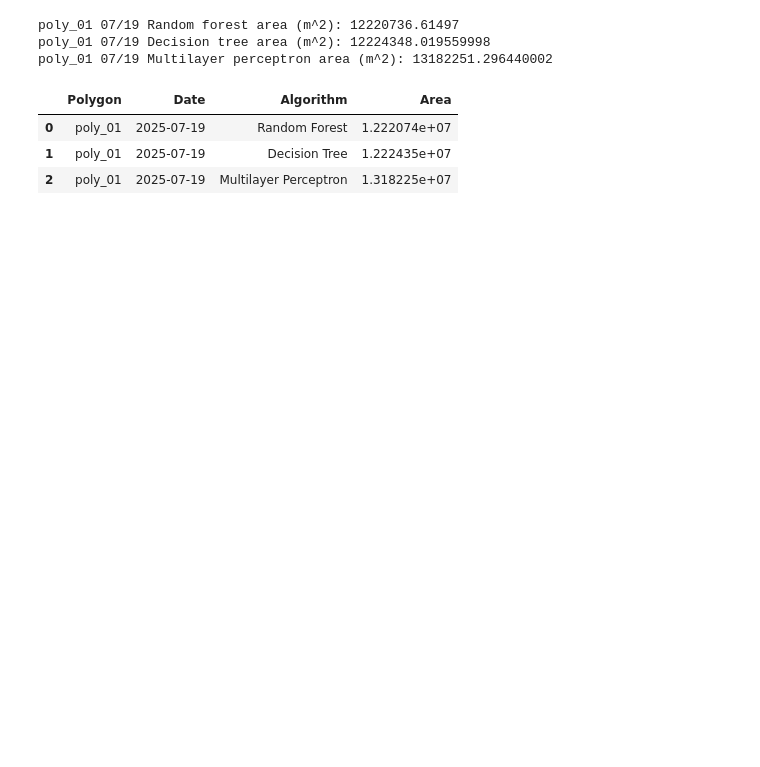
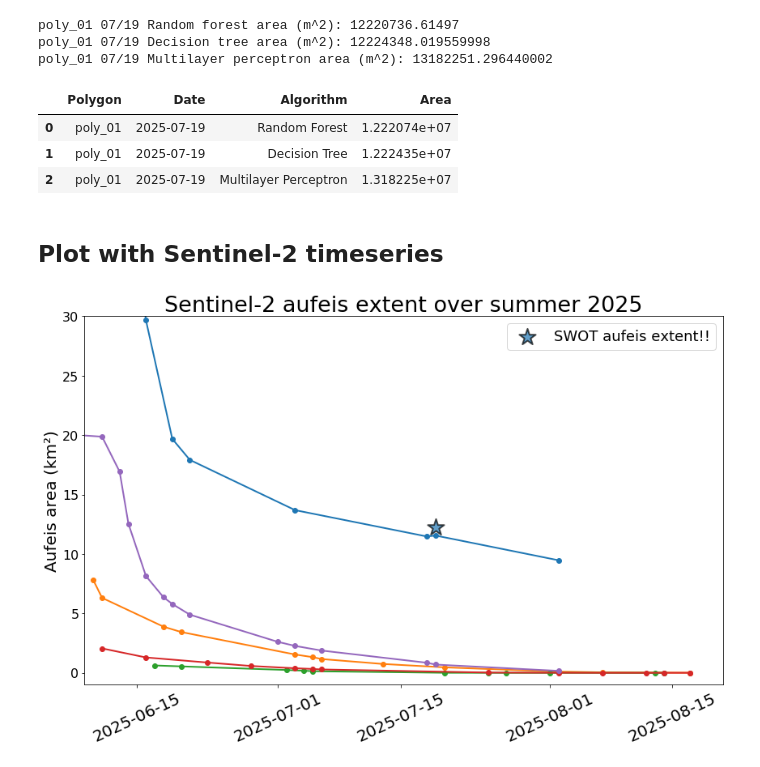
Before and after one commit to mlmac-seid/SWOT-aufeis, a Jupyter notebook: 4.0_aufeis_timeseries.ipynb, the cells around one changed output. Cells and saved outputs as stored; diff of their text form; code cells hidden in the pictures; blank space fills up the shorter version.

Commit message:
plotting SWOT point over S2 timeseries

```diff
--- a/4.0_aufeis_timeseries.ipynb
+++ b/4.0_aufeis_timeseries.ipynb
@@ -50,3 +52,39 @@ aufeis_area_df
 | 0 | poly_01 | 2025-07-19 | Random Forest | 1.222074e+07 |
 | 1 | poly_01 | 2025-07-19 | Decision Tree | 1.222435e+07 |
 | 2 | poly_01 | 2025-07-19 | Multilayer Perceptron | 1.318225e+07 |
+# %% [markdown]
+## Plot with Sentinel-2 timeseries
+# %%
+# load S2 data
+
+df = pd.read_csv("data/aufeis_extent.csv", parse_dates=["date"])
+df = df.drop(columns="Unnamed: 0")
+# %%
+# convert m2 area to km2
+df["area_km2"] = df["area"] / 1e6
+
+# plot!!
+plt.figure(figsize=(12,8))
+
+for p in [1, 2, 3, 4, 5]:
+    mask = df["polygon"] == p
+    # line plot with markers for the points
+    plt.plot(df["date"][mask], df["area_km2"][mask],
+#              label=f"Polygon {p}",
+             marker="o", markersize=6, linewidth=2)
+
+# janky add for the SWOT point from the random forest
+plt.scatter(pd.Timestamp("2025-07-19"), 12.22074, marker='*', facecolors="#1f77b4",
+            edgecolors='black', linewidths=2, s=450, label="SWOT aufeis extent!!", alpha = 0.7)
+
+plt.title("Sentinel-2 aufeis extent over summer 2025", fontsize=27)
+plt.ylabel("Aufeis area (km²)", fontsize=20)
+plt.xticks(rotation=25, fontsize=20)
+plt.yticks(fontsize=16)
+plt.legend(fontsize=18)
+plt.xlim(left=pd.Timestamp("2025-06-09"))
+plt.ylim(-1, 30)
+plt.tight_layout()
+plt.show()
+# %% [output]
+[figure, added]
```
Also changed, not shown: parts of 1 cell of this notebook.
